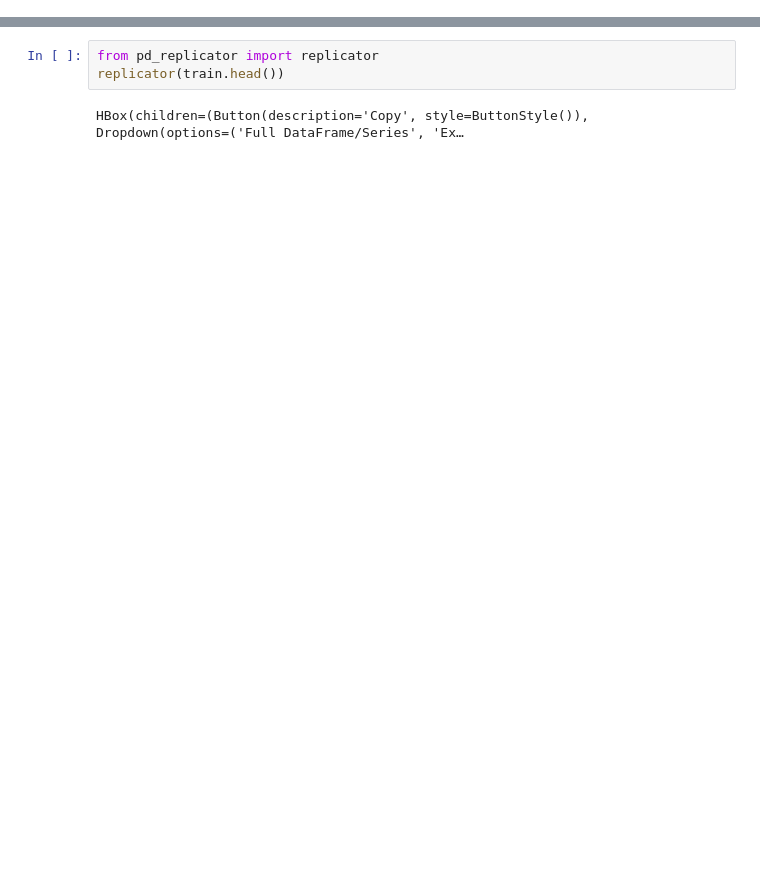
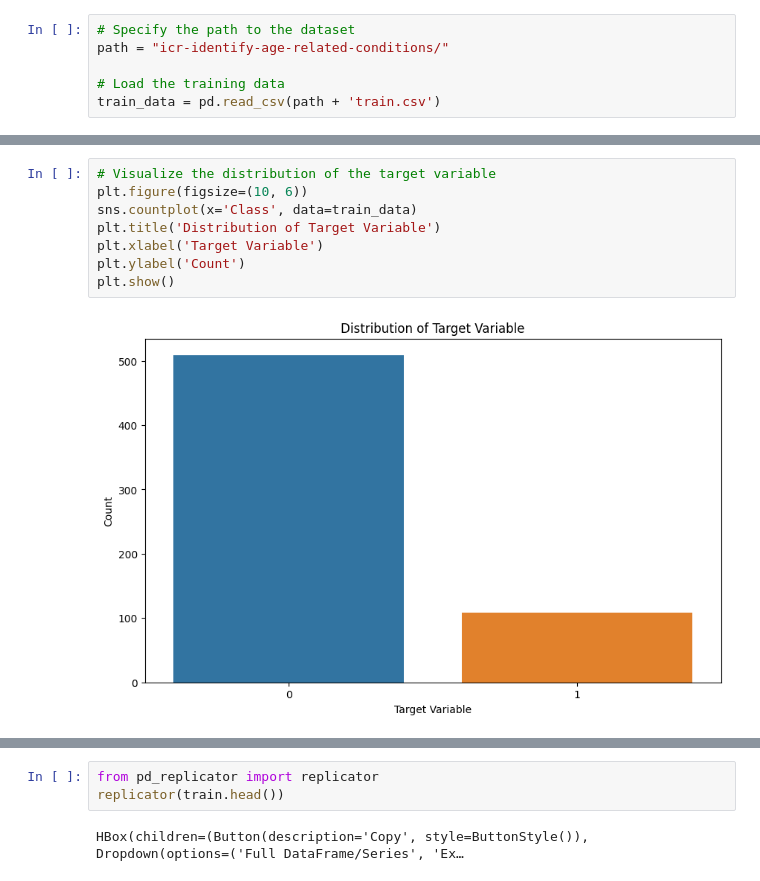
Before and after one commit to Irfanamrl/ICR-Identifying-Age-Related-Condition, a Jupyter notebook: ICR-Prediction.ipynb, the cells around one changed output, grey strips where cells are left out. Cells and saved outputs as stored; diff of their text form; blank space fills up the shorter version.

```diff
--- a/ICR-Prediction.ipynb
+++ b/ICR-Prediction.ipynb
@@ -10,0 +12,6 @@ pd.set_option("display.max_columns", None)
+# %%
+# Specify the path to the dataset
+path = "icr-identify-age-related-conditions/"
+
+# Load the training data
+train_data = pd.read_csv(path + 'train.csv')
@@ -10,0 +101,10 @@ pd.set_option("display.max_columns", None)
+# %%
+# Visualize the distribution of the target variable
+plt.figure(figsize=(10, 6))
+sns.countplot(x='Class', data=train_data)
+plt.title('Distribution of Target Variable')
+plt.xlabel('Target Variable')
+plt.ylabel('Count')
+plt.show()
+# %% [output]
+[figure, added]
```
Also changed, not shown: parts of 14 cells of this notebook, 1 other file.
